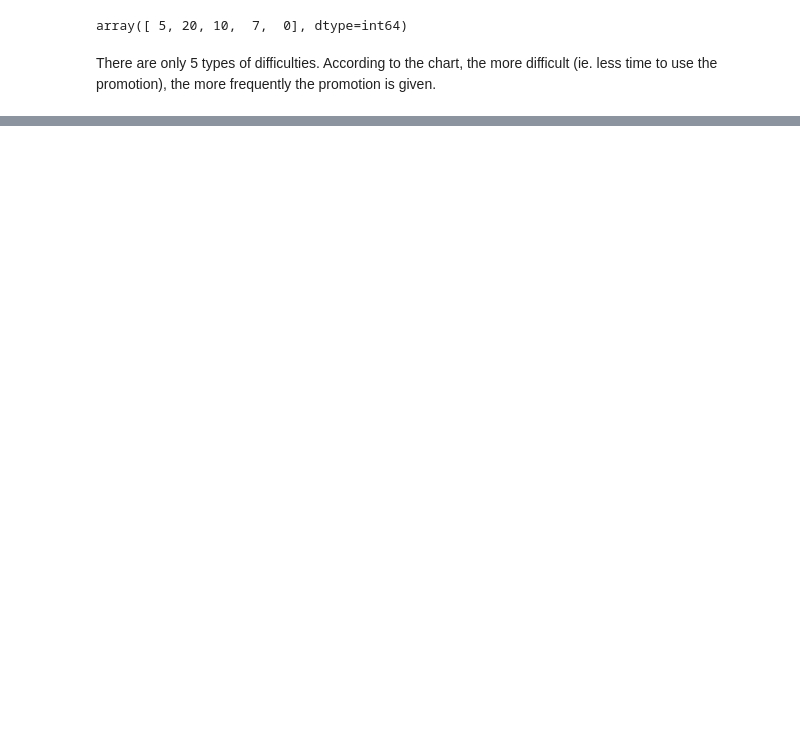
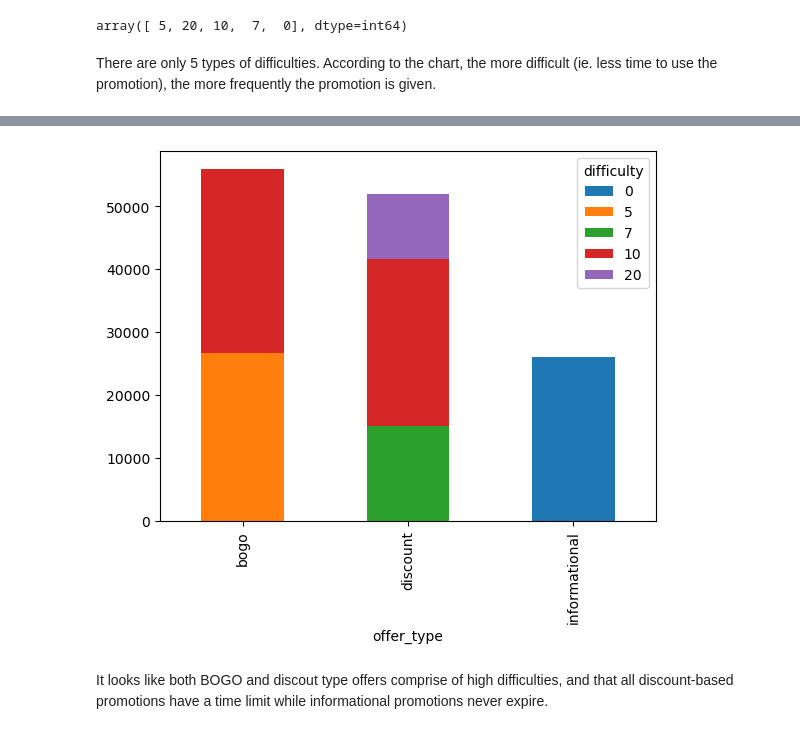
Before and after one commit to tnazikian/Udacity-Data-Scientist-Capstone, a Jupyter notebook: Starbucks_Capstone_notebook.ipynb, the cells around one changed output, grey strips where cells are left out. Saved outputs shown, nothing was run; the diff lists cells and outputs as text; code cells hidden in the pictures; blank space fills up the shorter version.

Commit message:
added stacked bars

```diff
--- a/Starbucks_Capstone_notebook.ipynb
+++ b/Starbucks_Capstone_notebook.ipynb
@@ -259,3 +261,6 @@ merged['difficulty'].unique()
 array([ 5, 20, 10,  7,  0], dtype=int64)
 # %% [markdown]
 There are only 5 types of difficulties. According to the chart, the more difficult (ie. less time to use the promotion), the more frequently the promotion is given.
+# %%
+
+difficult_order_type = merged.groupby(['offer_type', 'difficulty']).size().unstack(fill_value=0)
@@ -261,0 +275,6 @@ There are only 5 types of difficulties. According to the chart, the more difficu
+# %%
+ax = difficult_order_type.plot(kind='bar', stacked=True)
+# %% [output]
+[figure, added]
+# %% [markdown]
+It looks like both BOGO and discout type offers comprise of high difficulties, and that all discount-based promotions have a time limit while informational promotions never expire.
```
Also changed, not shown: parts of 2 cells of this notebook.
